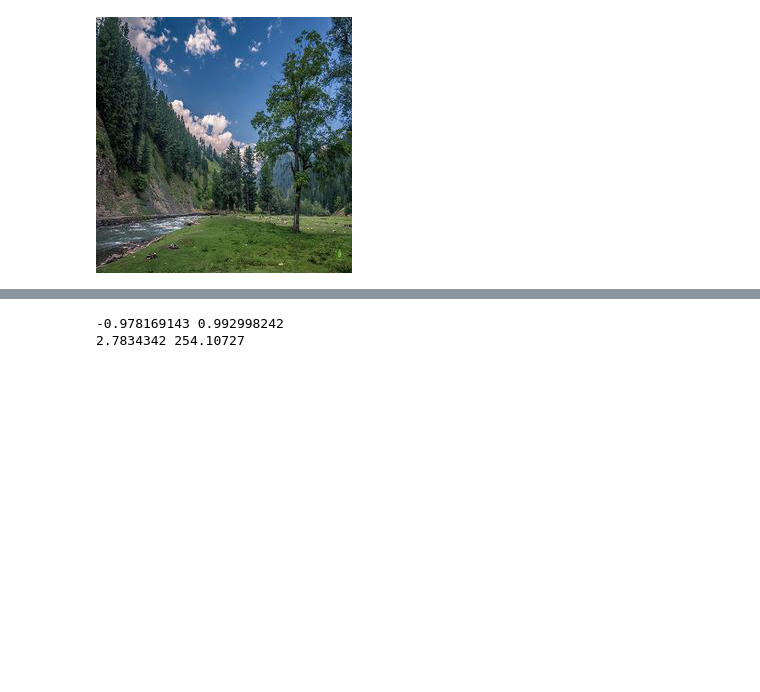
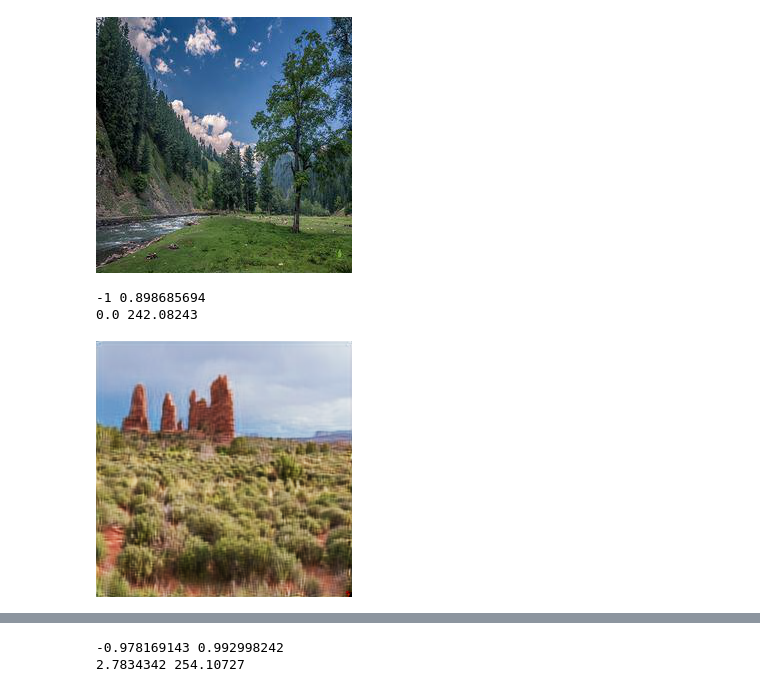
Before and after one commit to phil-hoang/GANs_Code, a Jupyter notebook: experiments/real_time_style_transfer/real_time_style_transfer.ipynb, the cells around one changed output, grey strips where cells are left out. Saved outputs shown, nothing was run; the diff lists cells and outputs as text; code cells hidden in the pictures; blank space fills up the shorter version.

```diff
--- a/experiments/real_time_style_transfer/real_time_style_transfer.ipynb
+++ b/experiments/real_time_style_transfer/real_time_style_transfer.ipynb
@@ -637,4 +681,13 @@ show_image("0cae98323f")
 # %% [output]
 [figure]
 [figure]
+# %%
+# Transfer model with deconvs, 500 epochs
+content_images = ["0cae98323f", "1ece79b77f", "1f1a19ad8b", "3abca1ec15", "0a996d988b"]
+test_image = content_images[4]
+data = generate_image(test_image)
+# %% [output]
+-1 0.898685694
+0.0 242.08243
+[figure, added]
 # %%
```
Also changed, not shown: parts of 21 cells of this notebook.
